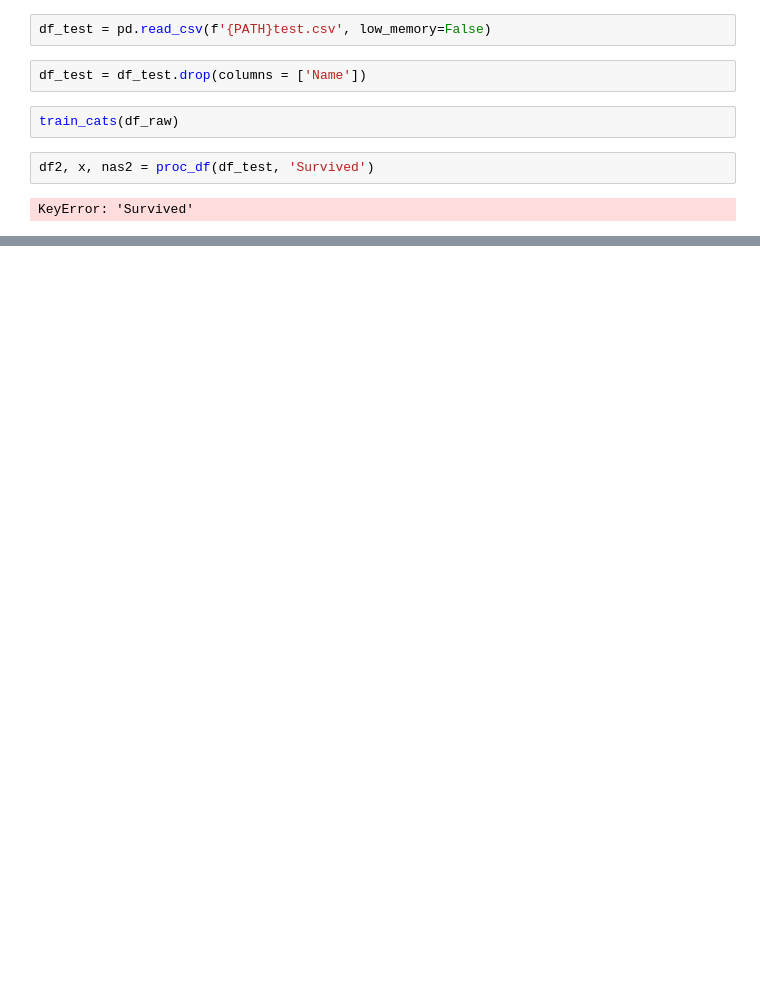
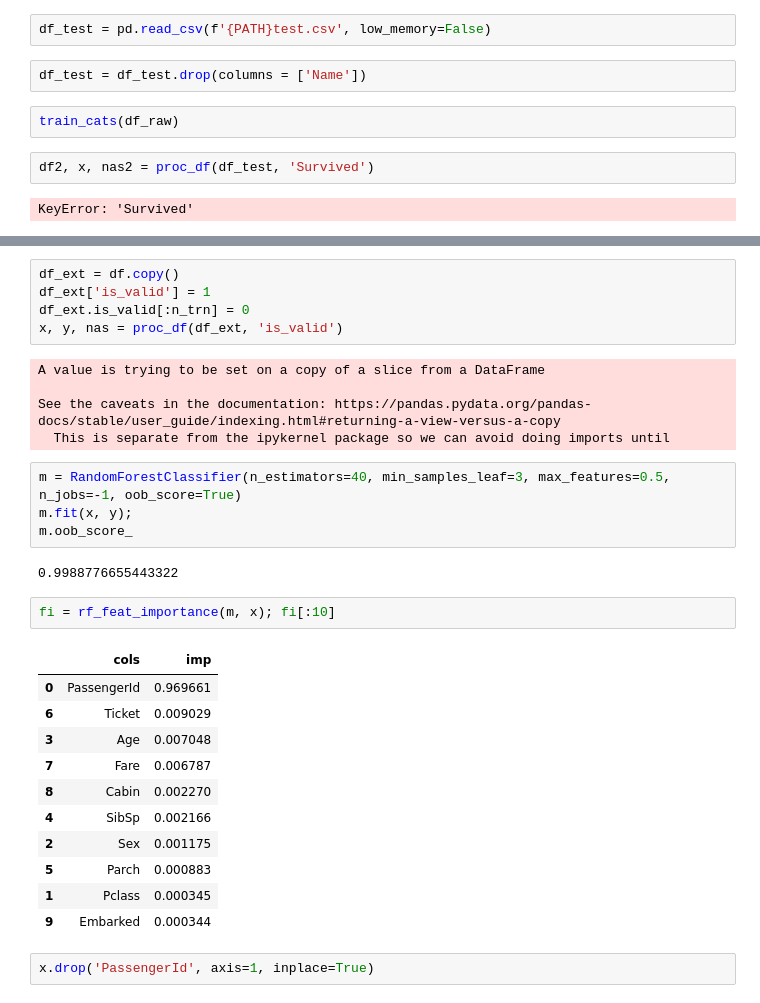
Before and after one commit to Zwang1680/TitanicDataAnlysis, a Jupyter notebook: Analysis.ipynb, the cells around one changed output, grey strips where cells are left out. Cells and saved outputs as stored; diff of their text form; blank space fills up the shorter version.

Commit message:
looked into extrapolation of data

```diff
--- a/Analysis.ipynb
+++ b/Analysis.ipynb
@@ -208,3 +252,35 @@ display_all(df_test.describe(include='all'))
 | 50% | 1100.500000 | 3.000000 | NaN | 27.000000 | 0.000000 | 0.000000 | NaN | 14.454200 | NaN | NaN |
 | 75% | 1204.750000 | 3.000000 | NaN | 39.000000 | 1.000000 | 0.000000 | NaN | 31.500000 | NaN | NaN |
 | max | 1309.000000 | 3.000000 | NaN | 76.000000 | 8.000000 | 9.000000 | NaN | 512.329200 | NaN | NaN |
+# %%
+df_ext = df.copy()
+df_ext['is_valid'] = 1
+df_ext.is_valid[:n_trn] = 0
+x, y, nas = proc_df(df_ext, 'is_valid')
+# %% [output]
+A value is trying to be set on a copy of a slice from a DataFrame
+
+See the caveats in the documentation: https://pandas.pydata.org/pandas-docs/stable/user_guide/indexing.html#returning-a-view-versus-a-copy
+  This is separate from the ipykernel package so we can avoid doing imports until
+# %%
+m = RandomForestClassifier(n_estimators=40, min_samples_leaf=3, max_features=0.5, n_jobs=-1, oob_score=True)
+m.fit(x, y);
+m.oob_score_
+# %% [output]
+0.9988776655443322
+# %%
+fi = rf_feat_importance(m, x); fi[:10]
+# %% [output]
+|  | cols | imp |
+| 0 | PassengerId | 0.969661 |
+| 6 | Ticket | 0.009029 |
+| 3 | Age | 0.007048 |
+| 7 | Fare | 0.006787 |
+| 8 | Cabin | 0.002270 |
+| 4 | SibSp | 0.002166 |
+| 2 | Sex | 0.001175 |
+| 5 | Parch | 0.000883 |
+| 1 | Pclass | 0.000345 |
+| 9 | Embarked | 0.000344 |
+# %%
+x.drop('PassengerId', axis=1, inplace=True)
```
Also changed, not shown: parts of 16 cells of this notebook, 1 other file.
